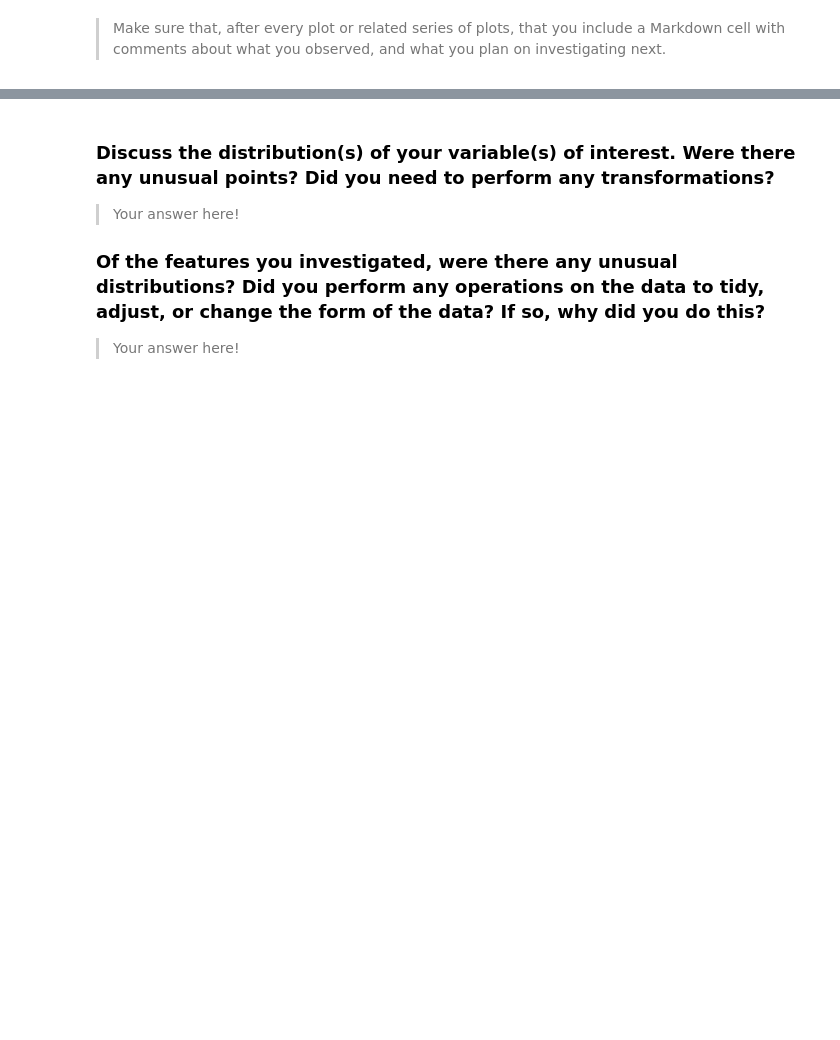
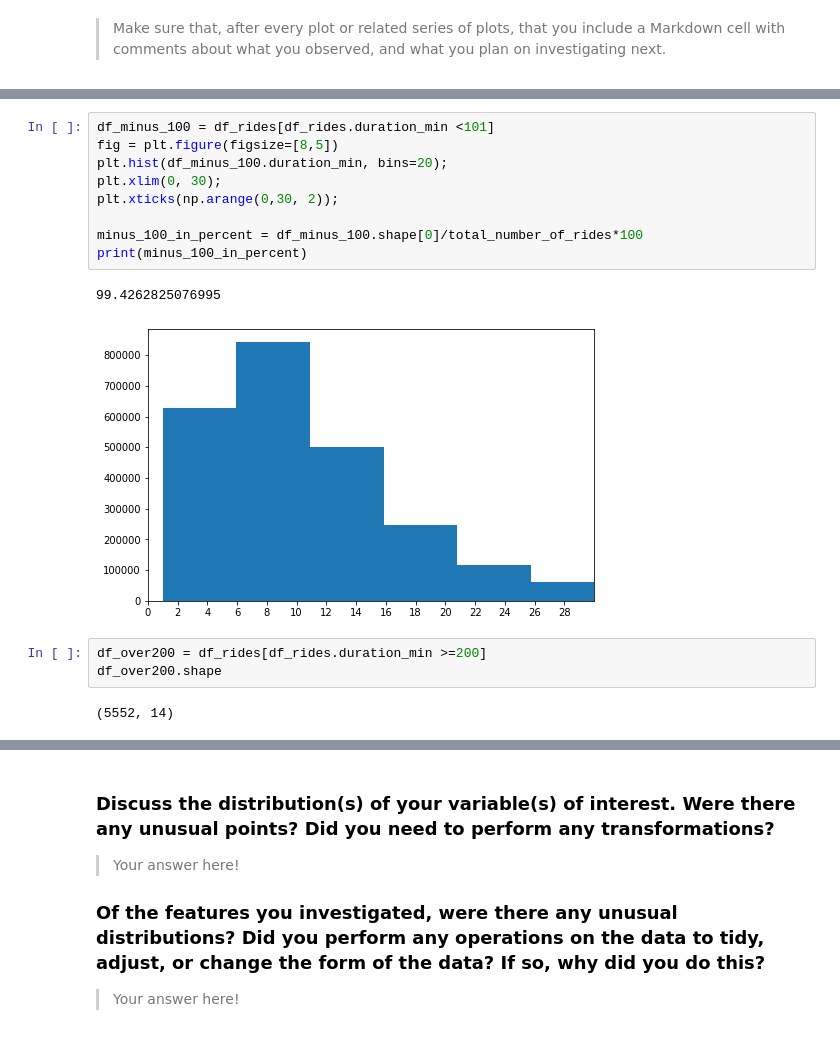
Before and after one commit to chpolyzo/DAND, a Jupyter notebook: fifth_project/exploration.ipynb, the cells around one changed output, grey strips where cells are left out. Cells and saved outputs as stored; diff of their text form; blank space fills up the shorter version.

```diff
--- a/fifth_project/exploration.ipynb
+++ b/fifth_project/exploration.ipynb
@@ -485,0 +621,17 @@ you plan on investigating next.
+# %%
+df_minus_100 = df_rides[df_rides.duration_min <101]
+fig = plt.figure(figsize=[8,5])
+plt.hist(df_minus_100.duration_min, bins=20);
+plt.xlim(0, 30);
+plt.xticks(np.arange(0,30, 2));
+
+minus_100_in_percent = df_minus_100.shape[0]/total_number_of_rides*100
+print(minus_100_in_percent)
+# %% [output]
+99.4262825076995
+[figure, added]
+# %%
+df_over200 = df_rides[df_rides.duration_min >=200]
+df_over200.shape
+# %% [output]
+(5552, 14)
```
Also changed, not shown: parts of 44 cells of this notebook.
